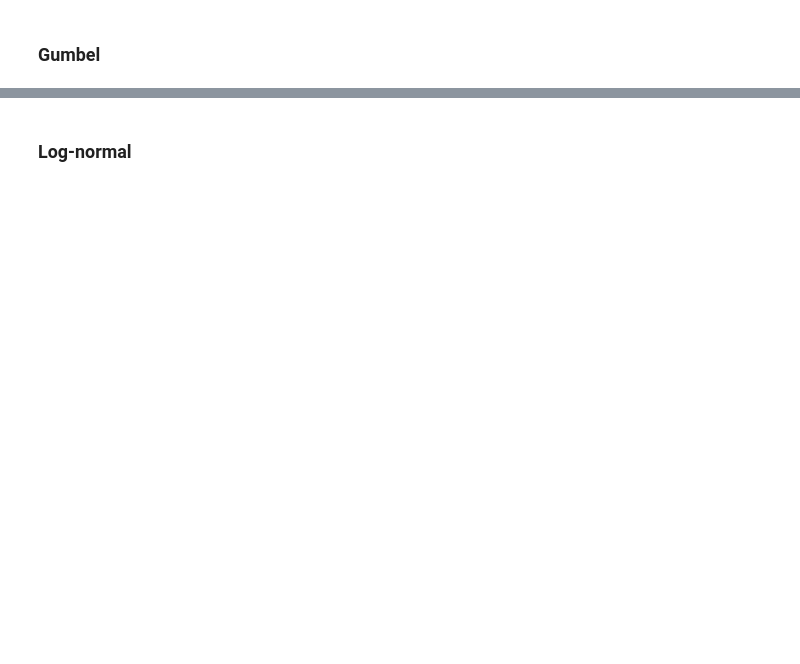
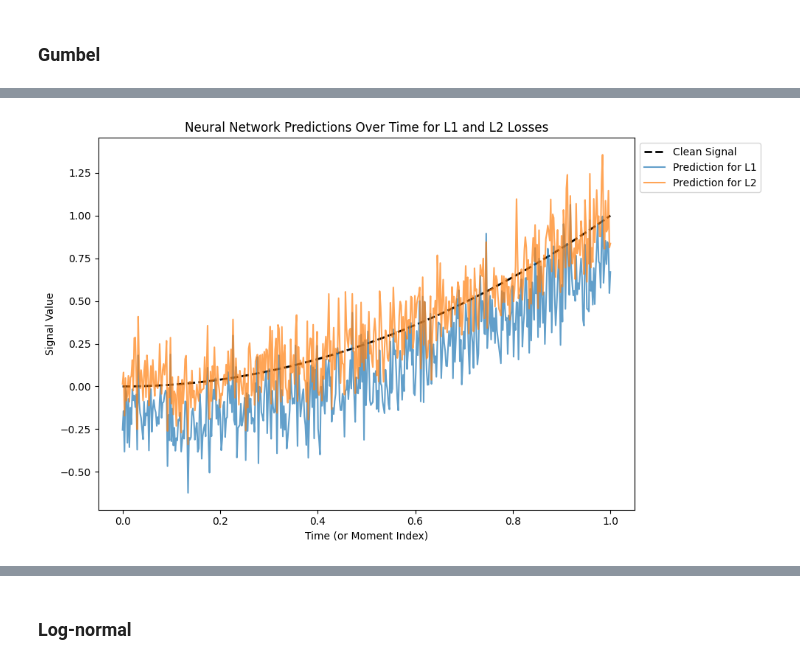
Before and after one commit to ikercb2000/ModellingError_TS, a Jupyter notebook: TransformSeries.ipynb, the cells around one changed output, grey strips where cells are left out. Drawn from its saved outputs; the diff is of its cells as text; code cells hidden in the pictures; blank space fills up the shorter version.

```diff
--- a/TransformSeries.ipynb
+++ b/TransformSeries.ipynb
@@ -131,0 +156,13 @@ generate_prediction_plots(list_series, predictions_dict, loss_functions, plotter
+# %%
+plt.figure(figsize=(10, 6))
+plt.plot(x, y_clean, 'k--', linewidth=2, label='Clean Signal')
+plt.plot(x, predict["L1"], label=f'Prediction for L1', alpha=0.7)
+plt.plot(x, predict["L2"], label=f'Prediction for L2', alpha=0.7)
+plt.xlabel("Time (or Moment Index)")
+plt.ylabel("Signal Value")
+plt.title(f"Neural Network Predictions Over Time for L1 and L2 Losses")
+plt.legend(loc='upper left', bbox_to_anchor=(1, 1))
+plt.tight_layout()
+plt.show()
+# %% [output]
+[figure, added]
```
Also changed, not shown: parts of 33 cells of this notebook, 2 other files.
